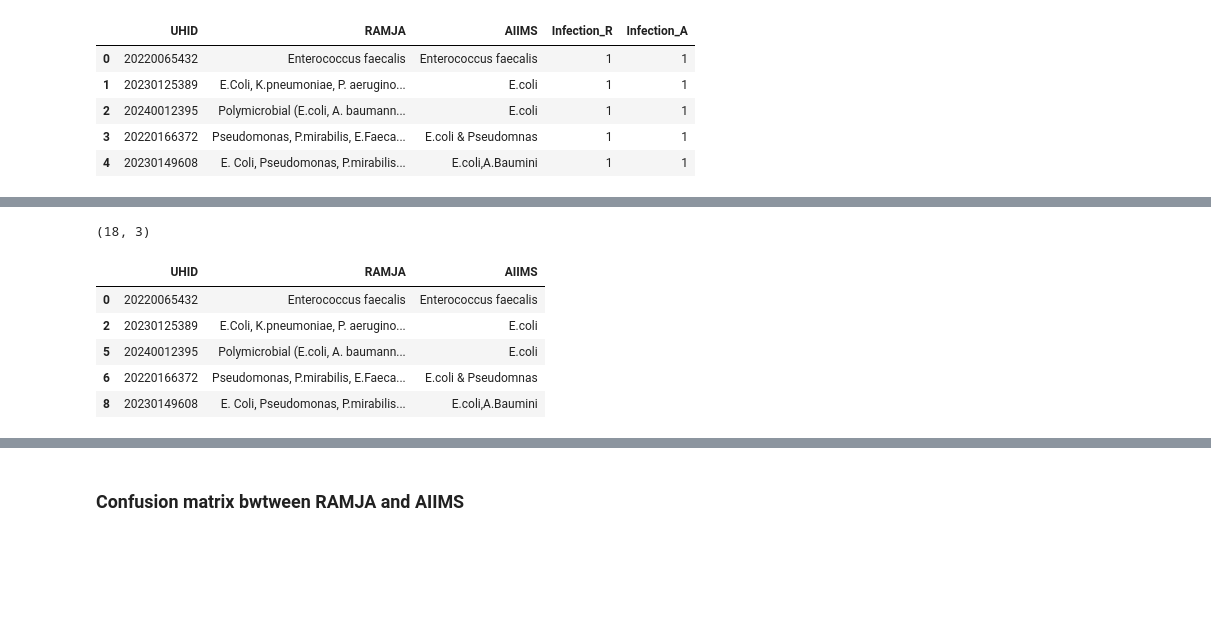
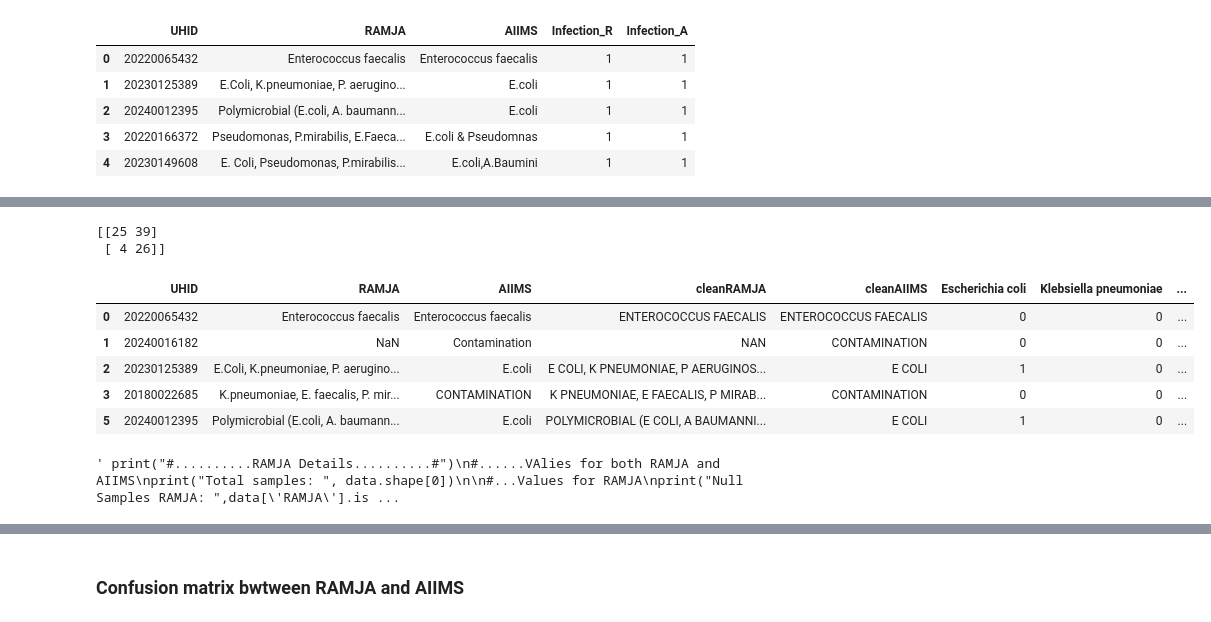
Before and after one commit to neeliit/DiagnosticsPy, a Jupyter notebook: comparision.ipynb, the cells around one changed output, grey strips where cells are left out. Cells and saved outputs as stored; diff of their text form; code cells hidden in the pictures; blank space fills up the shorter version.

```diff
--- a/comparision.ipynb
+++ b/comparision.ipynb
@@ -259,18 +252,14 @@ Name: concordance, dtype: int64
-# %%
-df_concordance = df_C[df_C['concordance'] == 1]
-df_concordance = df_concordance[['UHID','RAMJA','AIIMS']]
-df_concordance.shape
-# %% [output]
-(18, 3)
-# %%
-df_concordance.head()
-# %% [output]
-|  | UHID | RAMJA | AIIMS |
-| 0 | 20220065432 | Enterococcus faecalis | Enterococcus faecalis |
-| 2 | 20230125389 | E.Coli, K.pneumoniae, P. aerugino... | E.coli |
-| 5 | 20240012395 | Polymicrobial (E.coli, A. baumann... | E.coli |
-| 6 | 20220166372 | Pseudomonas, P.mirabilis, E.Faeca... | E.coli & Pseudomnas |
-| 8 | 20230149608 | E. Coli, Pseudomonas, P.mirabilis... | E.coli,A.Baumini |
+# %%
+from sklearn.metrics import confusion_matrix
+
+y_true = df_C_clean['Infection_A']
+y_pred = df_C_clean['Infection_R']
+
+cm = confusion_matrix(y_true, y_pred)
+print(cm)
+# %% [output]
+[[25 39]
+ [ 4 26]]
 # %%
 # Write the DataFrames to an Excel file
 with pd.ExcelWriter('compared.xlsx') as writer:
@@ -294,0 +271,38 @@ Neg_R = df_NonNaN_R['Sterile'].sum()
+# %%
+df_NonNaN_A.head()
+# %% [output]
+|  | UHID | RAMJA | AIIMS | cleanRAMJA | cleanAIIMS | Escherichia coli | Klebsiella pneumoniae | ... |
+| 0 | 20220065432 | Enterococcus faecalis | Enterococcus faecalis | ENTEROCOCCUS FAECALIS | ENTEROCOCCUS FAECALIS | 0 | 0 | ... |
+| 1 | 20240016182 | NaN | Contamination | NAN | CONTAMINATION | 0 | 0 | ... |
+| 2 | 20230125389 | E.Coli, K.pneumoniae, P. aerugino... | E.coli | E COLI, K PNEUMONIAE, P AERUGINOS... | E COLI | 1 | 0 | ... |
+| 3 | 20180022685 | K.pneumoniae, E. faecalis, P. mir... | CONTAMINATION | K PNEUMONIAE, E FAECALIS, P MIRAB... | CONTAMINATION | 0 | 0 | ... |
+| 5 | 20240012395 | Polymicrobial (E.coli, A. baumann... | E.coli | POLYMICROBIAL (E COLI, A BAUMANNI... | E COLI | 1 | 0 | ... |
+# %%
+""" print("#..........RAMJA Details..........#")
+#......VAlies for both RAMJA and AIIMS
+print("Total samples: ", data.shape[0])
+
+#...Values for RAMJA
+print("Null Samples RAMJA: ",data['RAMJA'].isnull().sum(axis=0))
+print("Non-Null RAMJA: ", data['RAMJA'].count())
+
+#...VAlues for RAMJA after dropping NaN
+print("Contaminated Samples RAMJA: ", df_NonNaN_R['Contamination'].sum())
+print("Other RAMJA: ", df_NonNaN_R['Others_R'].sum())
+print("Positive RAMJA: ", df_NonNaN_R['Infection_R'].sum())
+print("Negative RAMJA: ", df_NonNaN_R['Sterile'].sum())
+
+print("#..........AIIMS Details..........#")
+#...Values for AIIMS
+print("Total samples: ", data.shape[0])
+print("Null Samples AIIMS: ",data['AIIMS'].isnull().sum(axis=0))
+print("Non-Null AIIMS: ", data['AIIMS'].count())
+
+#...VAlues for RAMJA after dropping NaN
+print("Contaminated Samples AIIMS: ", df_NonNaN_A['Contamination'].sum())
+print("Other AIIMS: ", df_NonNaN_A['Others_A'].sum())
+print("Positive AIIMS: ", df_NonNaN_A['Infection_A'].sum())
+print("Negative AIIMS: ", df_NonNaN_A['Sterile'].sum())
+ """
+# %% [output]
+' print("#..........RAMJA Details..........#")\n#......VAlies for both RAMJA and AIIMS\nprint("Total samples: ", data.shape[0])\n\n#...Values for RAMJA\nprint("Null Samples RAMJA: ",data[\'RAMJA\'].is ...
```
Also changed, not shown: parts of 16 cells of this notebook, 3 other files.
